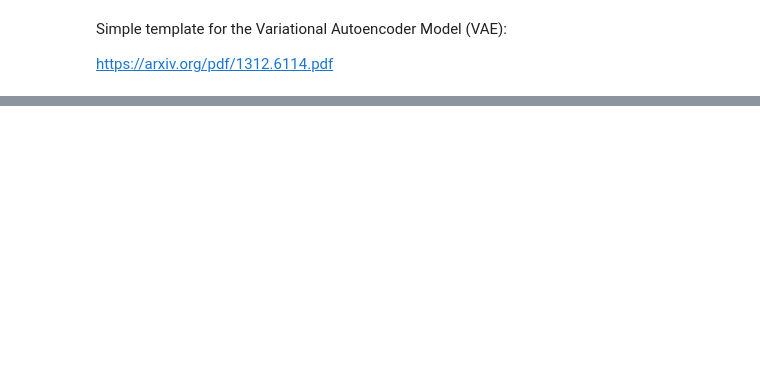
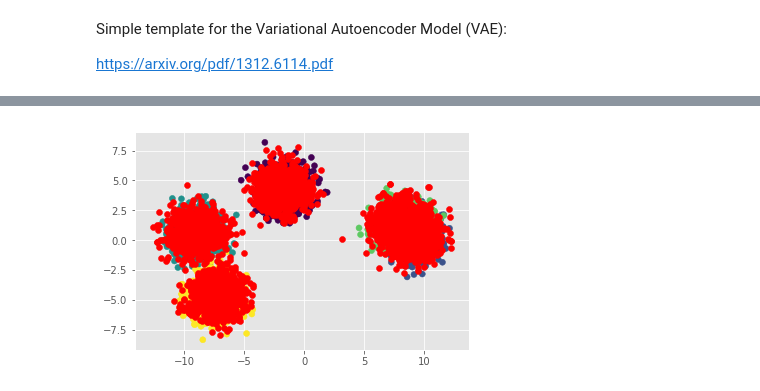
Before and after one commit to dauparas/tensorflow_examples, a Jupyter notebook: VAE_template.ipynb, the cells around one changed output, grey strips where cells are left out. Cells and saved outputs as stored; diff of their text form; code cells hidden in the pictures; blank space fills up the shorter version.

```diff
--- a/VAE_template.ipynb
+++ b/VAE_template.ipynb
@@ -144,0 +130,5 @@ prior = tfd.Independent(tfd.Normal(loc=tf.zeros(encoded_size), scale=1),
+# %%
+plt.scatter(X[:,0], X[:,1], c=y);
+plt.scatter(posterior_sampled_[:,0],posterior_sampled_[:,1], c='red');
+# %% [output]
+[figure, added]
```
Also changed, not shown: parts of 16 cells of this notebook.
